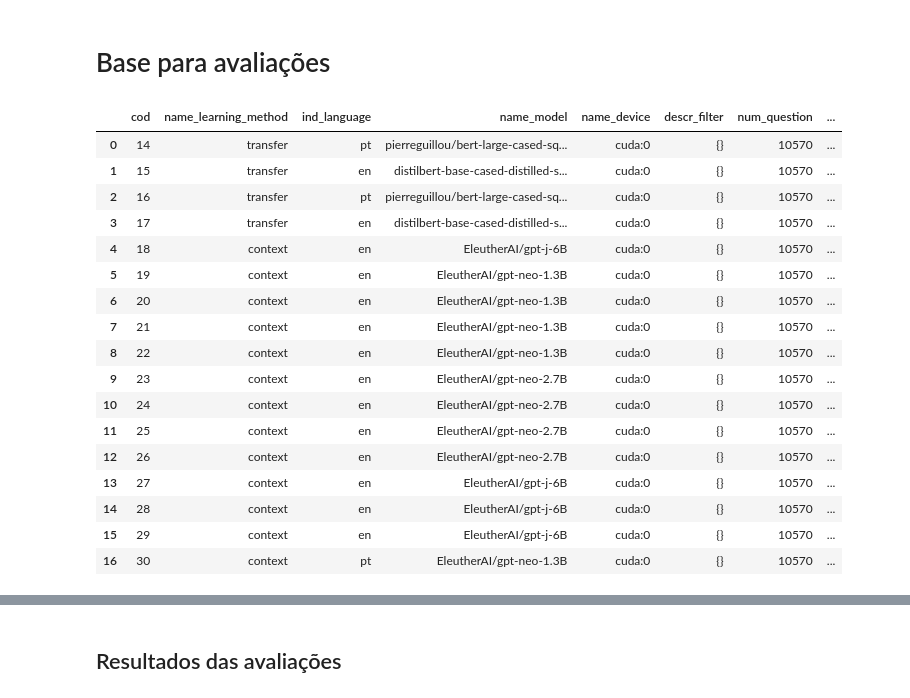
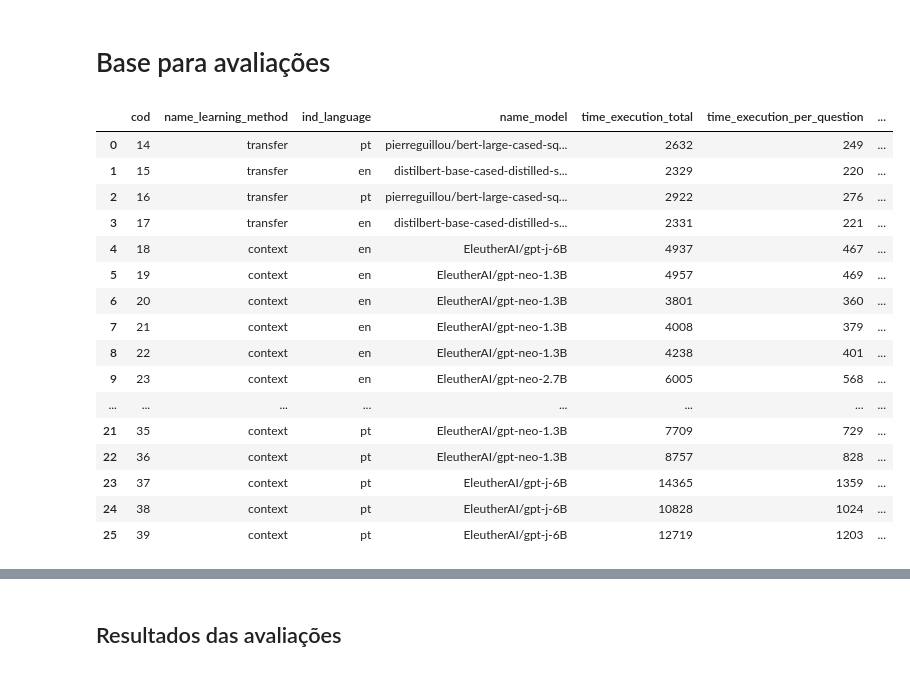
Before and after one commit to marcusborela/exqa-complearning, a Jupyter notebook: source/calculation/comparison/analyze_results.ipynb, the cells around one changed output, grey strips where cells are left out. Cells and saved outputs as stored; diff of their text form; code cells hidden in the pictures.

```diff
--- a/source/calculation/comparison/analyze_results.ipynb
+++ b/source/calculation/comparison/analyze_results.ipynb
@@ -20,23 +20,22 @@ from source.data_related import rastro_evaluation_qa
 # %%
 rastro_eval_qa = rastro_evaluation_qa.RastroEvaluationQa()
 # %%
-rastro_eval_qa.df_evaluation
+rastro_eval_qa.df_eval_metric_col
 # %% [output]
-|  | cod | name_learning_method | ind_language | name_model | name_device | descr_filter | num_question | ... |
-| 0 | 14 | transfer | pt | pierreguillou/bert-large-cased-sq... | cuda:0 | {} | 10570 | ... |
-| 1 | 15 | transfer | en | distilbert-base-cased-distilled-s... | cuda:0 | {} | 10570 | ... |
-| 2 | 16 | transfer | pt | pierreguillou/bert-large-cased-sq... | cuda:0 | {} | 10570 | ... |
-| 3 | 17 | transfer | en | distilbert-base-cased-distilled-s... | cuda:0 | {} | 10570 | ... |
-| 4 | 18 | context | en | EleutherAI/gpt-j-6B | cuda:0 | {} | 10570 | ... |
-| 5 | 19 | context | en | EleutherAI/gpt-neo-1.3B | cuda:0 | {} | 10570 | ... |
-| 6 | 20 | context | en | EleutherAI/gpt-neo-1.3B | cuda:0 | {} | 10570 | ... |
-| 7 | 21 | context | en | EleutherAI/gpt-neo-1.3B | cuda:0 | {} | 10570 | ... |
-| 8 | 22 | context | en | EleutherAI/gpt-neo-1.3B | cuda:0 | {} | 10570 | ... |
-| 9 | 23 | context | en | EleutherAI/gpt-neo-2.7B | cuda:0 | {} | 10570 | ... |
-| 10 | 24 | context | en | EleutherAI/gpt-neo-2.7B | cuda:0 | {} | 10570 | ... |
-| 11 | 25 | context | en | EleutherAI/gpt-neo-2.7B | cuda:0 | {} | 10570 | ... |
-| 12 | 26 | context | en | EleutherAI/gpt-neo-2.7B | cuda:0 | {} | 10570 | ... |
-| 13 | 27 | context | en | EleutherAI/gpt-j-6B | cuda:0 | {} | 10570 | ... |
-| 14 | 28 | context | en | EleutherAI/gpt-j-6B | cuda:0 | {} | 10570 | ... |
-| 15 | 29 | context | en | EleutherAI/gpt-j-6B | cuda:0 | {} | 10570 | ... |
-| 16 | 30 | context | pt | EleutherAI/gpt-neo-1.3B | cuda:0 | {} | 10570 | ... |
+|  | cod | name_learning_method | ind_language | name_model | time_execution_total | time_execution_per_question | ... |
+| 0 | 14 | transfer | pt | pierreguillou/bert-large-cased-sq... | 2632 | 249 | ... |
+| 1 | 15 | transfer | en | distilbert-base-cased-distilled-s... | 2329 | 220 | ... |
+| 2 | 16 | transfer | pt | pierreguillou/bert-large-cased-sq... | 2922 | 276 | ... |
+| 3 | 17 | transfer | en | distilbert-base-cased-distilled-s... | 2331 | 221 | ... |
+| 4 | 18 | context | en | EleutherAI/gpt-j-6B | 4937 | 467 | ... |
+| 5 | 19 | context | en | EleutherAI/gpt-neo-1.3B | 4957 | 469 | ... |
+| 6 | 20 | context | en | EleutherAI/gpt-neo-1.3B | 3801 | 360 | ... |
+| 7 | 21 | context | en | EleutherAI/gpt-neo-1.3B | 4008 | 379 | ... |
+| 8 | 22 | context | en | EleutherAI/gpt-neo-1.3B | 4238 | 401 | ... |
+| 9 | 23 | context | en | EleutherAI/gpt-neo-2.7B | 6005 | 568 | ... |
+| ... | ... | ... | ... | ... | ... | ... | ... |
+| 21 | 35 | context | pt | EleutherAI/gpt-neo-1.3B | 7709 | 729 | ... |
+| 22 | 36 | context | pt | EleutherAI/gpt-neo-1.3B | 8757 | 828 | ... |
+| 23 | 37 | context | pt | EleutherAI/gpt-j-6B | 14365 | 1359 | ... |
+| 24 | 38 | context | pt | EleutherAI/gpt-j-6B | 10828 | 1024 | ... |
+| 25 | 39 | context | pt | EleutherAI/gpt-j-6B | 12719 | 1203 | ... |
```
Also changed, not shown: parts of 18 cells of this notebook, 3 other files.
